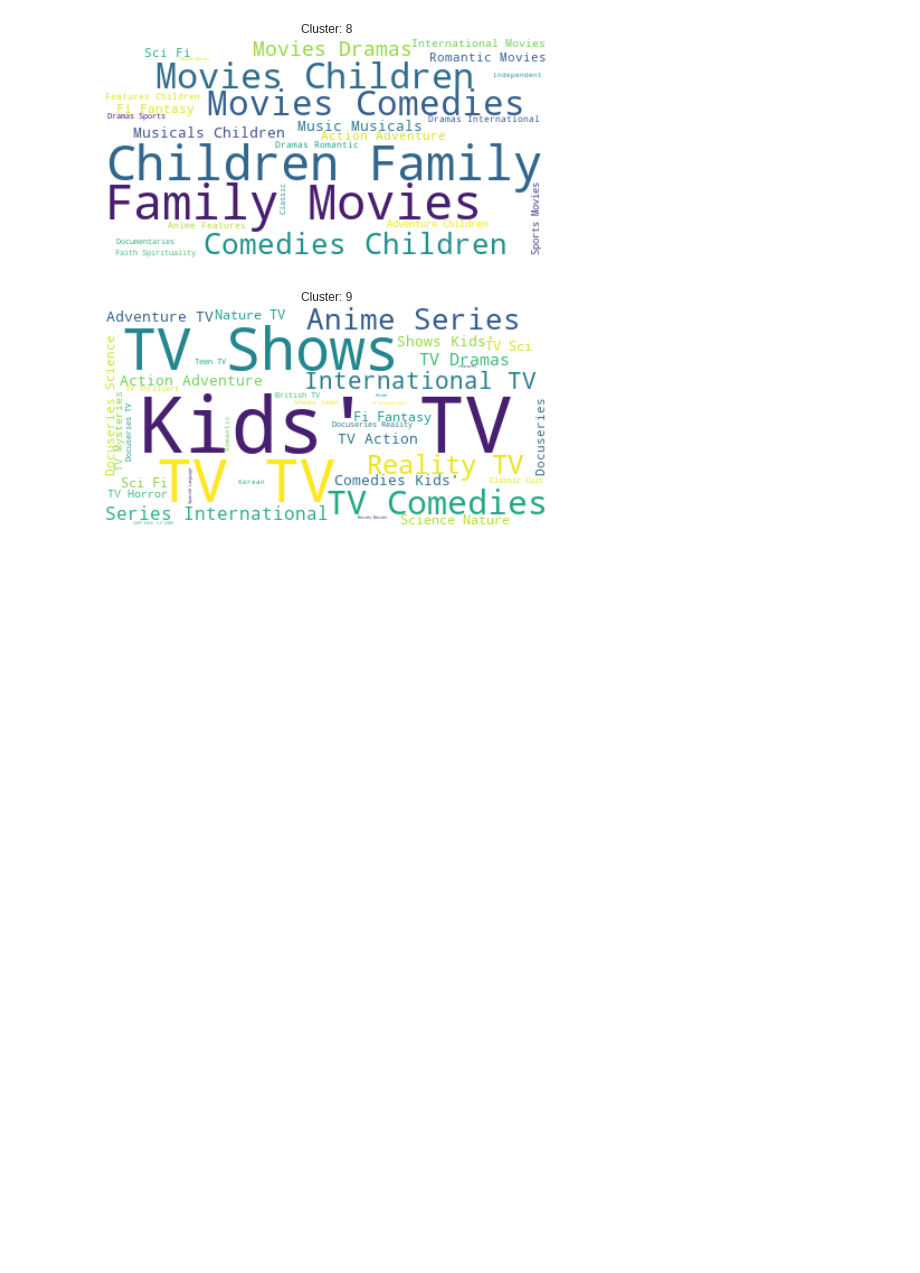
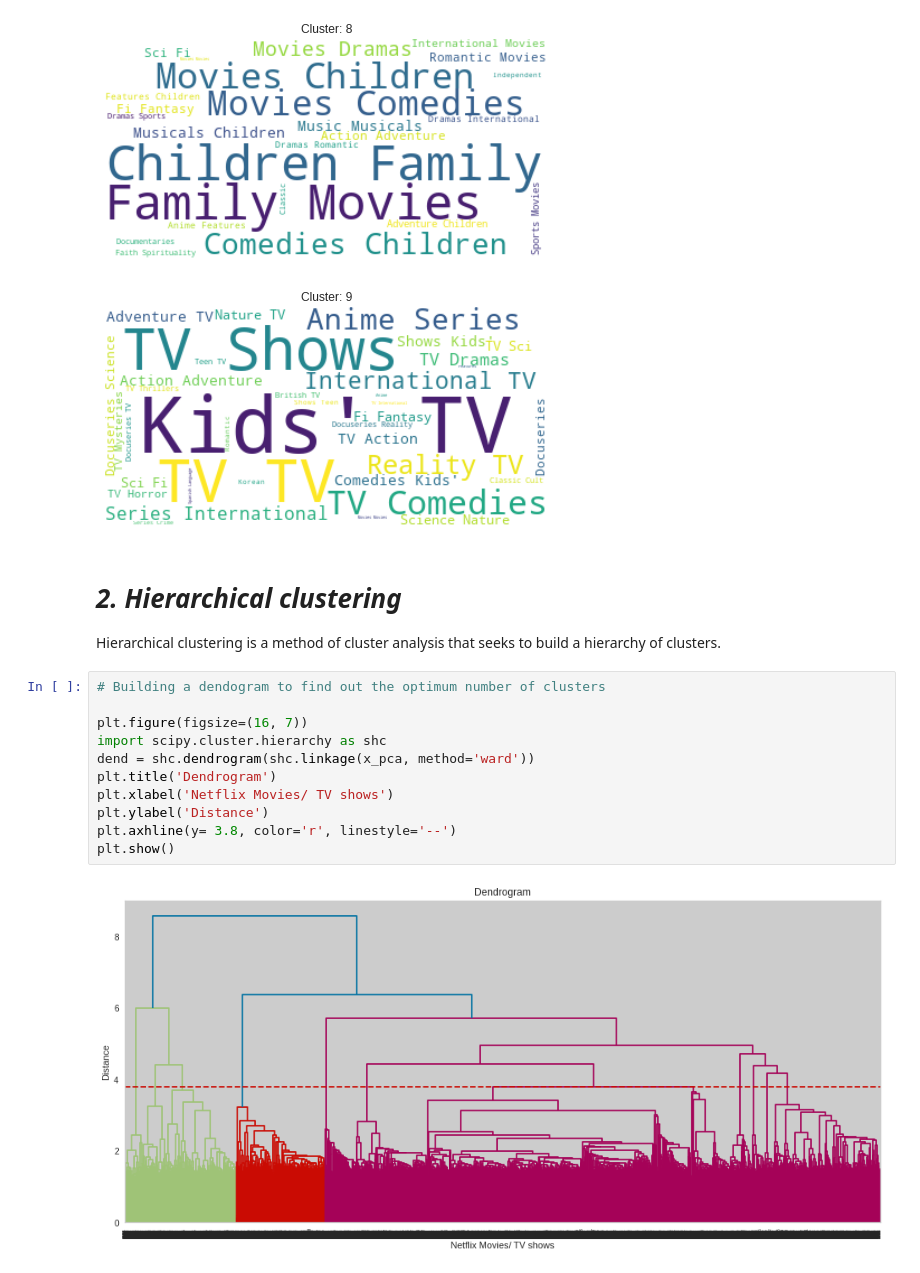
Before and after one commit to shubham-bhadouria/Netflix-Movies-and-TV-shows-clustering, a Jupyter notebook: Netflix_movies_and_TV_show_clustering.ipynb, the cells around one changed output. Cells and saved outputs as stored; diff of their text form; blank space fills up the shorter version.

```diff
--- a/Netflix_movies_and_TV_show_clustering.ipynb
+++ b/Netflix_movies_and_TV_show_clustering.ipynb
@@ -885,3 +885,20 @@ for i in range(9):
 [figure]
 [figure]
 [figure]
+# %% [markdown]
+# ***2. Hierarchical clustering***
+
+Hierarchical clustering is a method of cluster analysis that seeks to build a hierarchy of clusters.
+# %%
+# Building a dendogram to find out the optimum number of clusters
+
+plt.figure(figsize=(16, 7))
+import scipy.cluster.hierarchy as shc
+dend = shc.dendrogram(shc.linkage(x_pca, method='ward'))
+plt.title('Dendrogram')
+plt.xlabel('Netflix Movies/ TV shows')
+plt.ylabel('Distance')
+plt.axhline(y= 3.8, color='r', linestyle='--')
+plt.show()
+# %% [output]
+[figure, added]
```
Also changed, not shown: parts of 9 cells of this notebook.
